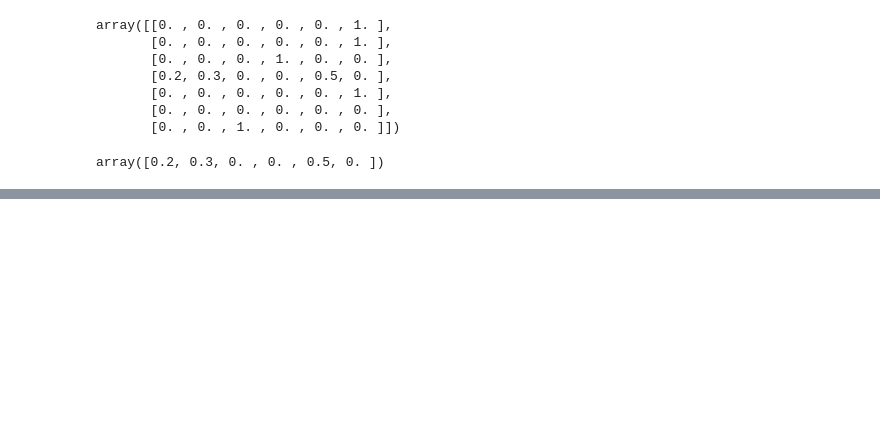
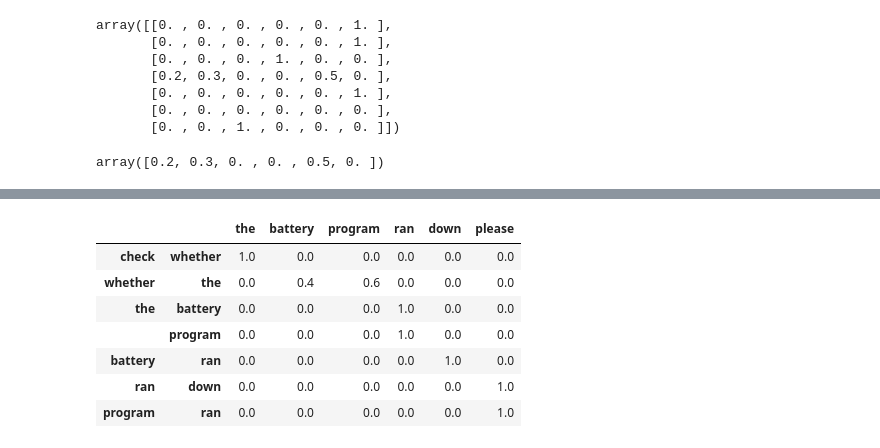
Before and after one commit to miadadrashid/transformers_from_scratch, a Jupyter notebook: 1-one_hot_encoding.ipynb, the cells around one changed output, grey strips where cells are left out. Cells and saved outputs as stored; diff of their text form; code cells hidden in the pictures; blank space fills up the shorter version.

```diff
--- a/1-one_hot_encoding.ipynb
+++ b/1-one_hot_encoding.ipynb
@@ -241,0 +331,46 @@ A Markov chain illustrates a first order model for this.
+# %%
+from collections import defaultdict
+
+def create_weighted_transition_dataframe(sentences, weights):
+    # Ensure weights sum up to 1
+    total_weight = sum(weights)
+    normalized_weights = [w / total_weight for w in weights]
+
+    # Tokenize the sentences and create transitions with weights
+    transitions = defaultdict(lambda: defaultdict(float))
+    for sentence, weight in zip(sentences, normalized_weights):
+        words = sentence.lower().split()
+        for i in range(len(words) - 2):
+            current_pair = (words[i], words[i + 1])
+            next_word = words[i + 2]
+            transitions[current_pair][next_word] += weight
+
+    # Create a DataFrame from the transitions
+    df = pd.DataFrame.from_dict({k: dict(v) for k, v in transitions.items()}, orient='index').fillna(0)
+
+    # Normalize to get probabilities
+    df = df.div(df.sum(axis=1), axis=0)
+
+    return df
+
+# Define the sentences and their weights
+sentences = [
+    "Check whether the battery ran down please",
+    "Check whether the program ran please"
+]
+weights = [0.4, 0.6]  # 40% for the first sentence, 60% for the second
+
+# Generate the weighted transition DataFrame
+weighted_transition_df = create_weighted_transition_dataframe(sentences, weights)
+
+# Print the DataFrame
+weighted_transition_df
+# %% [output]
+|  |  | the | battery | program | ran | down | please |
+| check | whether | 1.0 | 0.0 | 0.0 | 0.0 | 0.0 | 0.0 |
+| whether | the | 0.0 | 0.4 | 0.6 | 0.0 | 0.0 | 0.0 |
+| the | battery | 0.0 | 0.0 | 0.0 | 1.0 | 0.0 | 0.0 |
+|  | program | 0.0 | 0.0 | 0.0 | 1.0 | 0.0 | 0.0 |
+| battery | ran | 0.0 | 0.0 | 0.0 | 0.0 | 1.0 | 0.0 |
+| ran | down | 0.0 | 0.0 | 0.0 | 0.0 | 0.0 | 1.0 |
+| program | ran | 0.0 | 0.0 | 0.0 | 0.0 | 0.0 | 1.0 |
```
Also changed, not shown: parts of 32 cells of this notebook.
